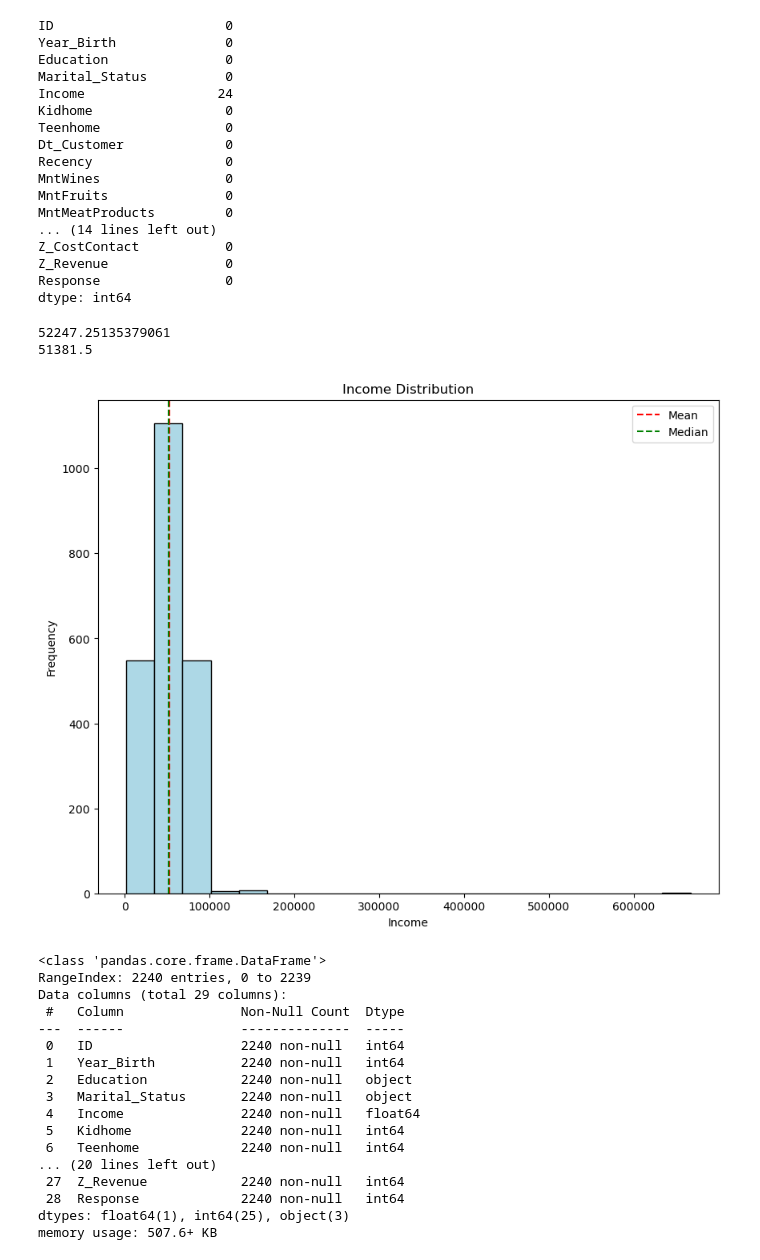
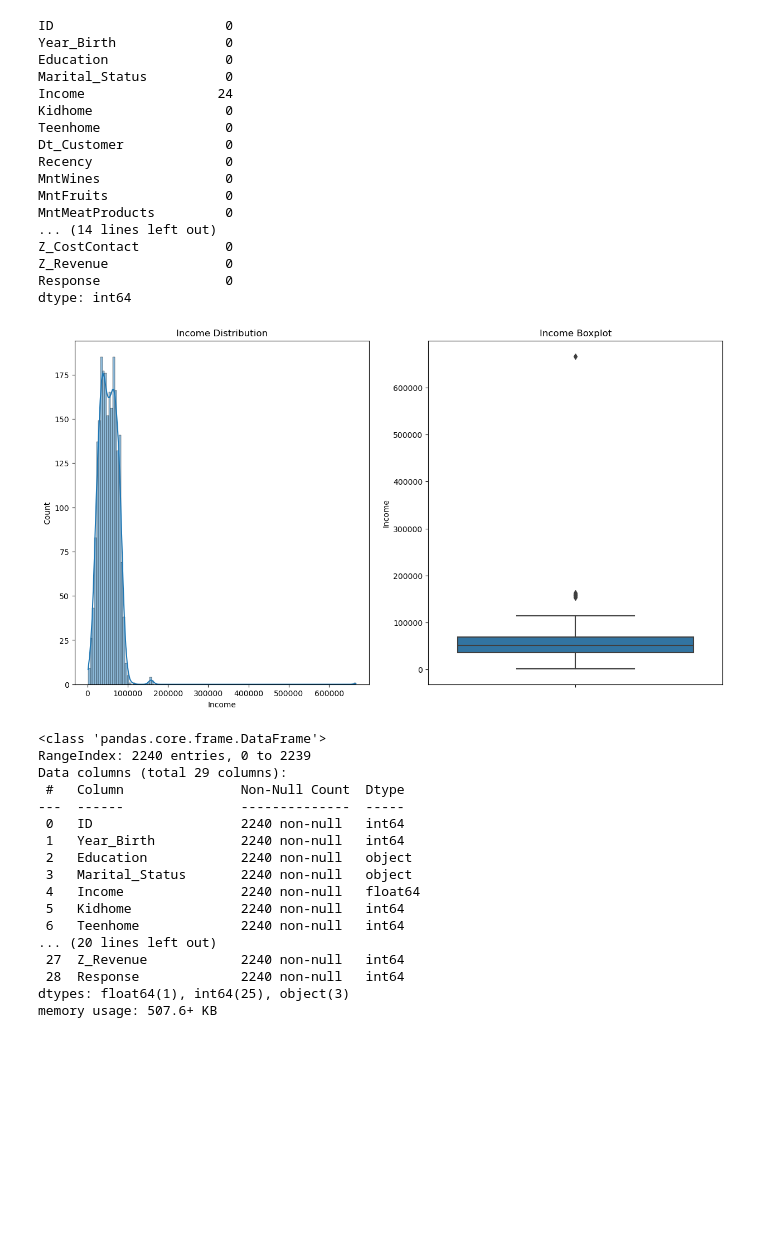
Before and after one commit to Keipatr/Customer-Analysis-Clustering, a Jupyter notebook: AFL2_Kei.ipynb, the cells around one changed output. Saved outputs shown, nothing was run; the diff lists cells and outputs as text; code cells hidden in the pictures; blank space fills up the shorter version.

```diff
--- a/AFL2_Kei.ipynb
+++ b/AFL2_Kei.ipynb
@@ -40,22 +45,16 @@ Z_CostContact           0
 Z_Revenue               0
 Response                0
 dtype: int64
-# %%
-mean = df['Income'].mean()
-median = df['Income'].median()
-print(mean )
-print(median)
-plt.figure(figsize=(10, 8))
-plt.hist(df['Income'], bins=20, color='lightblue', edgecolor='black')
-plt.axvline(mean, color='red', linestyle='dashed', linewidth=1.5)
-plt.axvline(median, color='green', linestyle='dashed', linewidth=1.5)
-plt.legend({'Mean': mean, 'Median': median})
-plt.title('Income Distribution')
-plt.xlabel('Income')
-plt.ylabel('Frequency')
-plt.show()
-# %% [output]
-52247.25135379061
-51381.5
-[figure, removed]
+# %%
+# to show the distribution of income
+plt.figure(figsize=(15, 8))
+plt.subplot(1, 2, 1)
+sns.histplot(df['Income'], kde=True)
+plt.title('Income Distribution')
+plt.subplot(1, 2, 2)
+sns.boxplot(y=df['Income'])
+plt.title('Income Boxplot')
+plt.show()
+# %% [output]
+[figure, added]
 # %%
```
Also changed, not shown: parts of 35 cells of this notebook.
